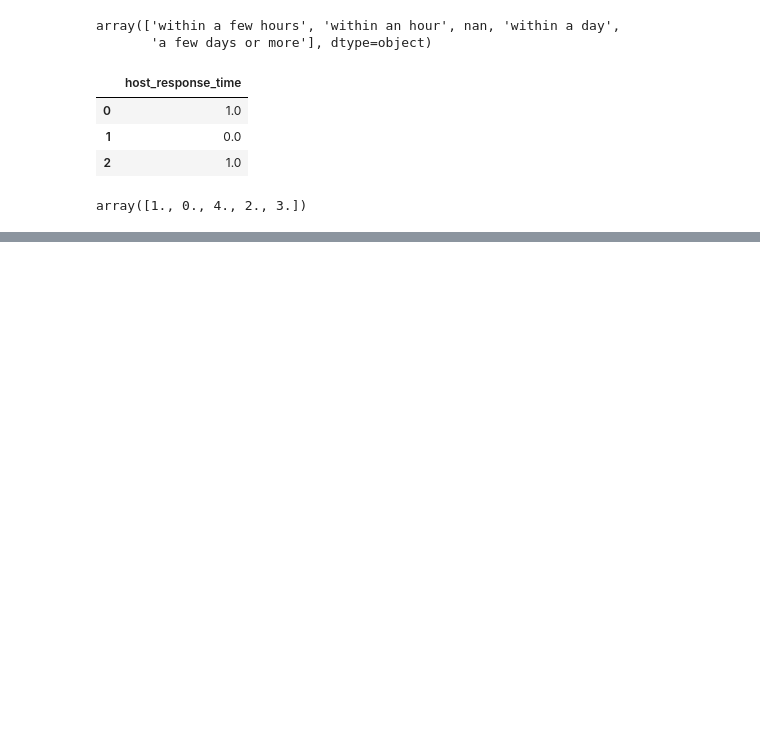
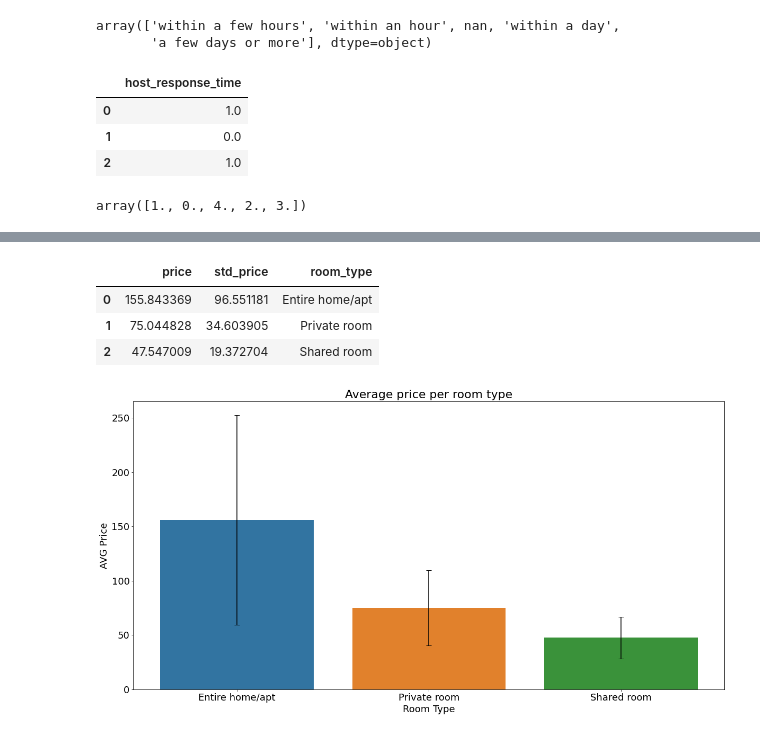
Before and after one commit to ahmedsaid352/Coding-Samurai-Data-Science-Internship, a Jupyter notebook: task 1/Seattle Airbnb.ipynb, the cells around one changed output, grey strips where cells are left out. Cells and saved outputs as stored; diff of their text form; code cells hidden in the pictures; blank space fills up the shorter version.

```diff
--- a/task 1/Seattle Airbnb.ipynb
+++ b/task 1/Seattle Airbnb.ipynb
@@ -542,0 +533,7 @@ corr_matrx[['price','review_scores_rating','review_scores_communication','review
+# %%
+amenities =  list(li.amenities.unique())
+unique_amenities = set()
+for amenity in amenities:
+    for item in amenity.split(','):
+        unique_amenities.add(item.replace('{','').replace('"','').replace('}',''))
+unique_amenities
@@ -542,0 +558,3 @@ corr_matrx[['price','review_scores_rating','review_scores_communication','review
+# %%
+unique_amenities = list(unique_amenities)
+unique_amenities
@@ -542,0 +579,3 @@ corr_matrx[['price','review_scores_rating','review_scores_communication','review
+# %%
+for amenity in unique_amenities[1:]:
+    li[f'available_{amenity}'] = li['amenities'].map(lambda x: 1 if amenity in x else 0)
@@ -542,0 +672,26 @@ corr_matrx[['price','review_scores_rating','review_scores_communication','review
+# %%
+avg_price_per_room_type = li.groupby('room_type')['price'].mean().to_frame()
+avg_price_per_room_type['std_price'] = li.groupby('room_type')['price'].std()
+avg_price_per_room_type['room_type'] = avg_price_per_room_type.index
+avg_price_per_room_type.index = np.arange(avg_price_per_room_type.shape[0])
+avg_price_per_room_type
+# %% [output]
+|  | price | std_price | room_type |
+| 0 | 155.843369 | 96.551181 | Entire home/apt |
+| 1 | 75.044828 | 34.603905 | Private room |
+| 2 | 47.547009 | 19.372704 | Shared room |
+# %%
+plt.figure(figsize=(20, 10))
+sns.barplot(x = avg_price_per_room_type['room_type'],
+           y = avg_price_per_room_type['price']);
+plt.errorbar(x = avg_price_per_room_type['room_type'],
+           y = avg_price_per_room_type['price'], yerr=avg_price_per_room_type['std_price'],
+             fmt='none', color='black', capsize=5)
+plt.title('Average price per room type', fontsize = 22)
+plt.xlabel('Room Type', fontsize = 18)
+plt.xticks(fontsize = 18)
+plt.yticks(fontsize = 18)
+plt.ylabel('AVG Price', fontsize = 18)
+plt.show()
+# %% [output]
+[figure, added]
```
Also changed, not shown: parts of 52 cells of this notebook.
